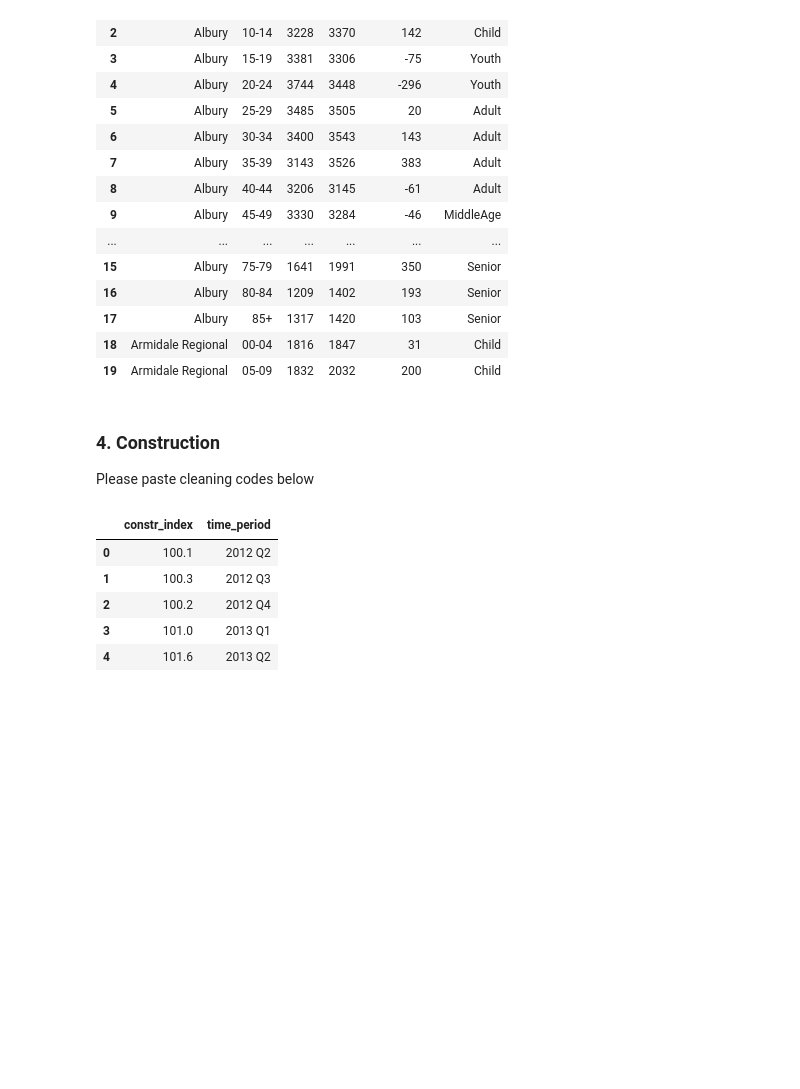
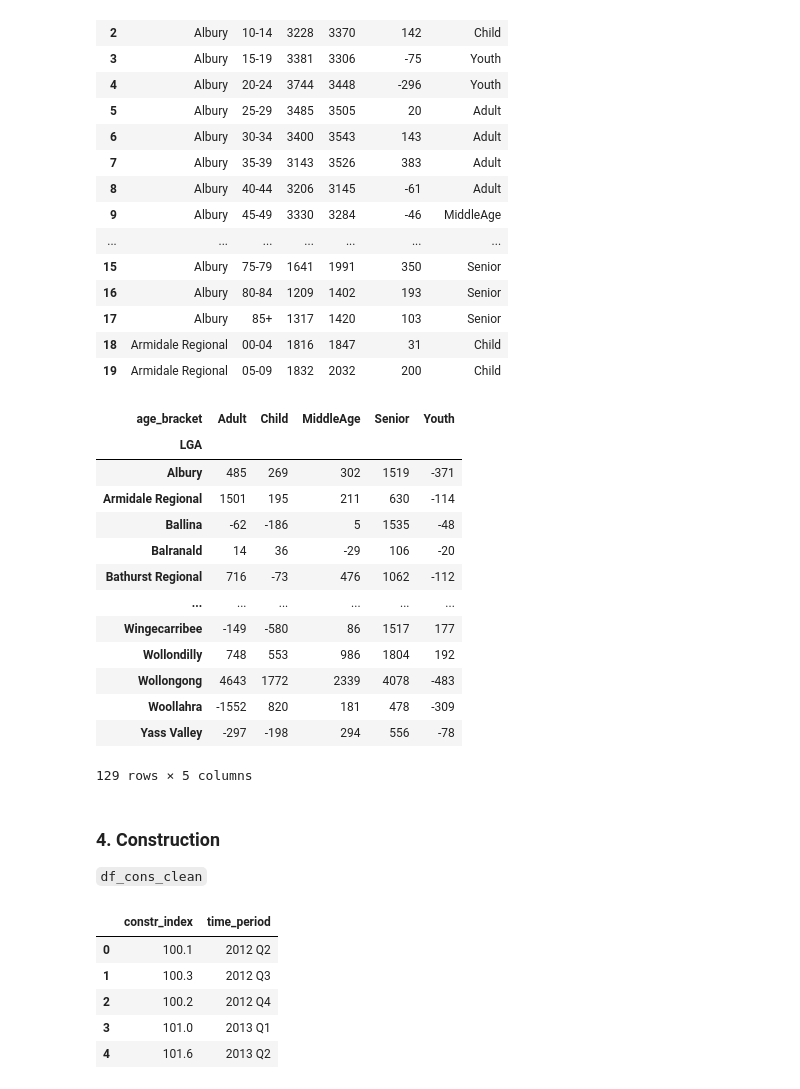
Before and after one commit to walthersy/NSW-house-price, a Jupyter notebook: Data Cleaning Pt2 (features data).ipynb, the cells around one changed output. Drawn from its saved outputs; the diff is of its cells as text; code cells hidden in the pictures; blank space fills up the shorter version.

Commit message:
Bond + Interest, change age bracket df

```diff
--- a/Data Cleaning Pt2 (features data).ipynb
+++ b/Data Cleaning Pt2 (features data).ipynb
@@ -130,9 +206,28 @@ df_age_pivot.head(20)
 | 17 | Albury | 85+ | 1317 | 1420 | 103 | Senior |
 | 18 | Armidale Regional | 00-04 | 1816 | 1847 | 31 | Child |
 | 19 | Armidale Regional | 05-09 | 1832 | 2032 | 200 | Child |
+# %%
+age_bracket_delta = pd.pivot_table(df_age_pivot, index=['LGA'], columns=['age_bracket'],
+                                   values='age_delta', aggfunc=np.sum)
+age_bracket_delta
+# %% [output]
+| age_bracket | Adult | Child | MiddleAge | Senior | Youth |
+| LGA |  |  |  |  |  |
+| Albury | 485 | 269 | 302 | 1519 | -371 |
+| Armidale Regional | 1501 | 195 | 211 | 630 | -114 |
+| Ballina | -62 | -186 | 5 | 1535 | -48 |
+| Balranald | 14 | 36 | -29 | 106 | -20 |
+| Bathurst Regional | 716 | -73 | 476 | 1062 | -112 |
+| ... | ... | ... | ... | ... | ... |
+| Wingecarribee | -149 | -580 | 86 | 1517 | 177 |
+| Wollondilly | 748 | 553 | 986 | 1804 | 192 |
+| Wollongong | 4643 | 1772 | 2339 | 4078 | -483 |
+| Woollahra | -1552 | 820 | 181 | 478 | -309 |
+| Yass Valley | -297 | -198 | 294 | 556 | -78 |
+129 rows × 5 columns
 # %% [markdown]
 ### 4. Construction
-Please paste cleaning codes below
+`df_cons_clean`
 # %%
 # --read file, --rename columns
 construction_file = "Files/Construction/Quarterly, Building construction prices rose, due to Homebuilder grants and government infrastructure investment.xlsx"
```
Also changed, not shown: parts of 13 cells of this notebook.
